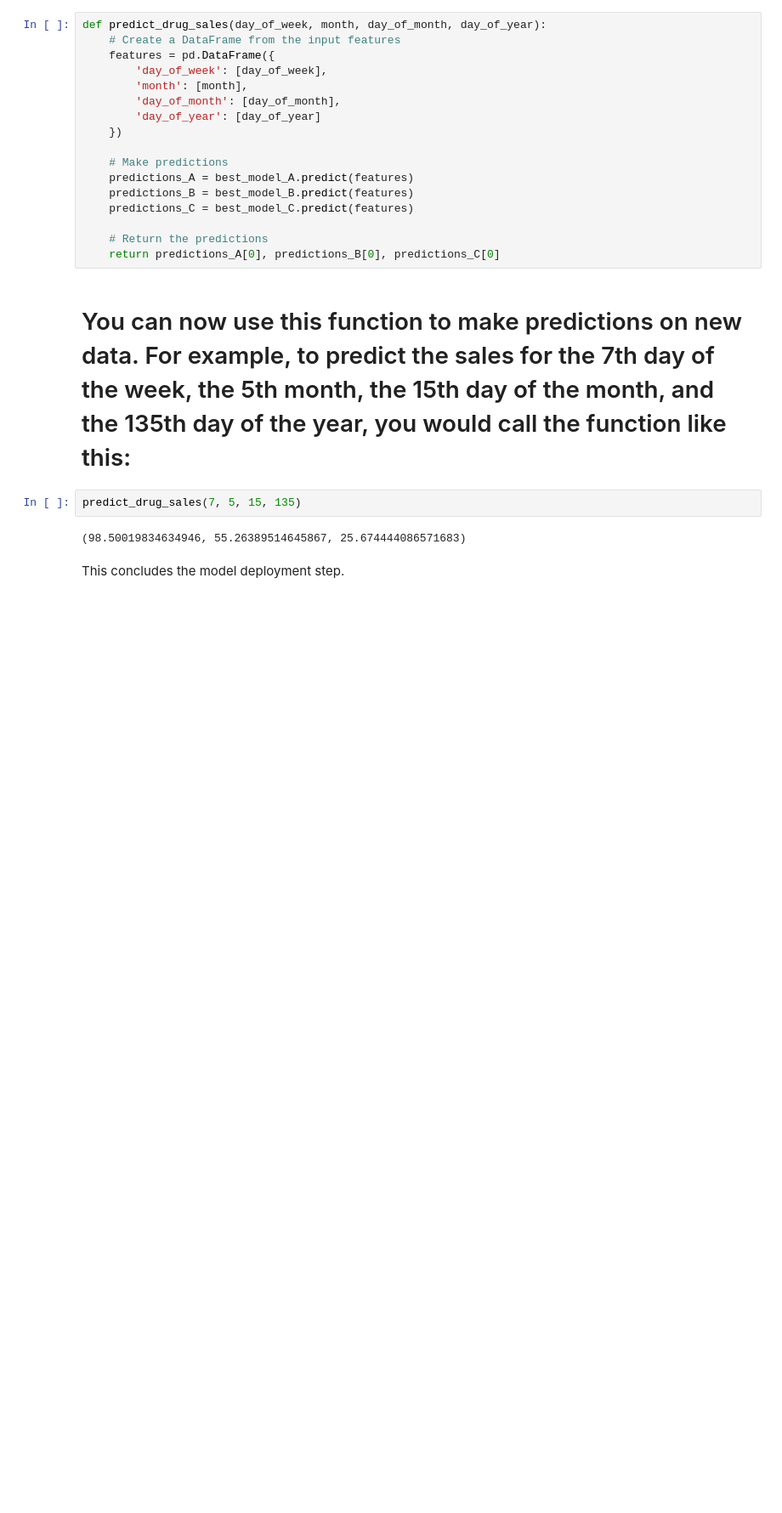
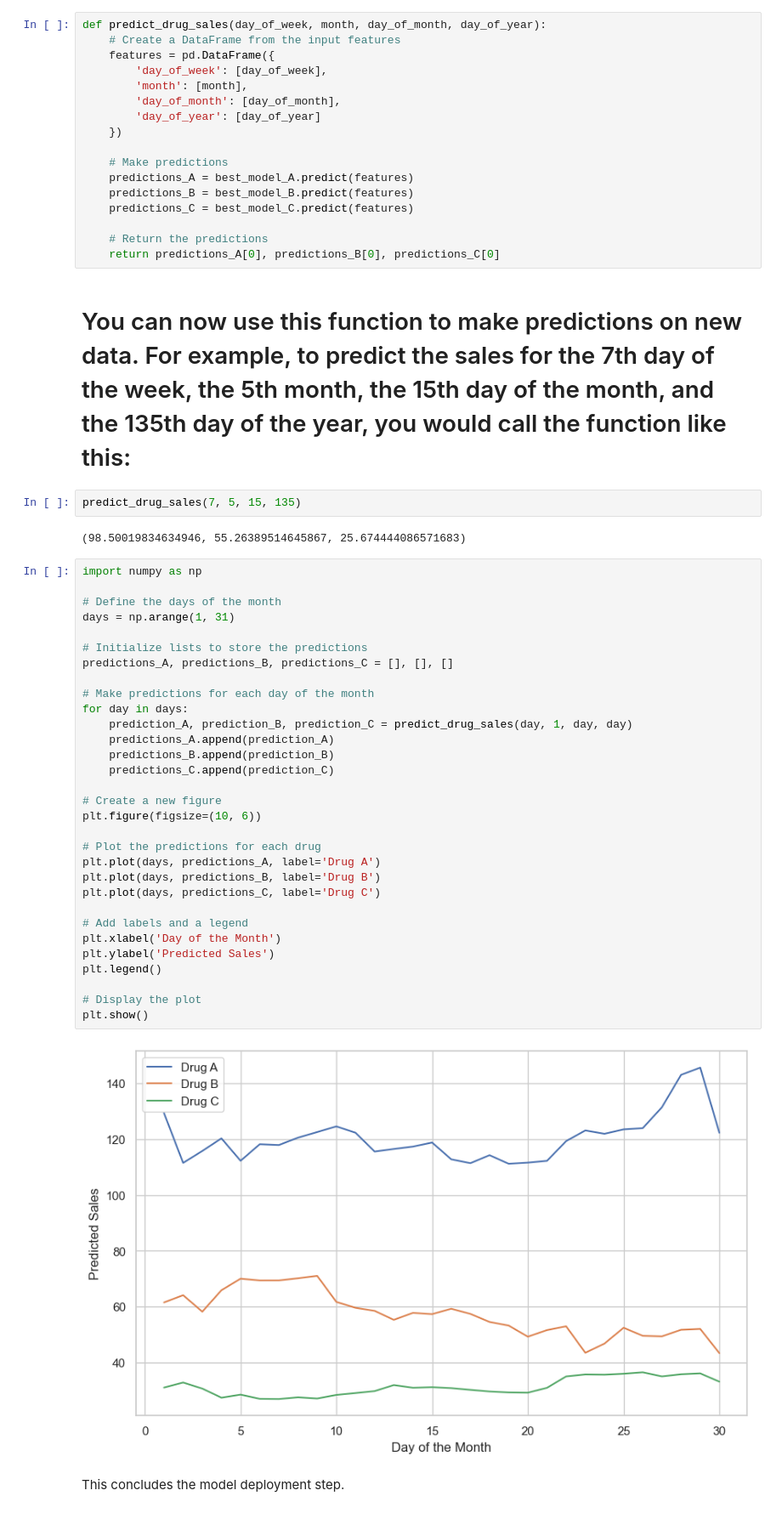
Before and after one commit to LeandroHugo/Drug-Demand-Forecasting-XXXX, a Jupyter notebook: Drug-Demand-Forecasting.ipynb, the cells around one changed output. Shown at 85% size. Cells and saved outputs as stored; diff of their text form; blank space fills up the shorter version.

```diff
--- a/Drug-Demand-Forecasting.ipynb
+++ b/Drug-Demand-Forecasting.ipynb
@@ -246,5 +246,38 @@ def predict_drug_sales(day_of_week, month, day_of_month, day_of_year):
 predict_drug_sales(7, 5, 15, 135)
 # %% [output]
 (98.50019834634946, 55.26389514645867, 25.674444086571683)
+# %%
+import numpy as np
+
+# Define the days of the month
+days = np.arange(1, 31)
+
+# Initialize lists to store the predictions
+predictions_A, predictions_B, predictions_C = [], [], []
+
+# Make predictions for each day of the month
+for day in days:
+    prediction_A, prediction_B, prediction_C = predict_drug_sales(day, 1, day, day)
+    predictions_A.append(prediction_A)
+    predictions_B.append(prediction_B)
+    predictions_C.append(prediction_C)
+
+# Create a new figure
+plt.figure(figsize=(10, 6))
+
+# Plot the predictions for each drug
+plt.plot(days, predictions_A, label='Drug A')
+plt.plot(days, predictions_B, label='Drug B')
+plt.plot(days, predictions_C, label='Drug C')
+
+# Add labels and a legend
+plt.xlabel('Day of the Month')
+plt.ylabel('Predicted Sales')
+plt.legend()
+
+# Display the plot
+plt.show()
+# %% [output]
+[figure, added]
 # %% [markdown]
 This concludes the model deployment step.
```
Also changed, not shown: 5 other files.
